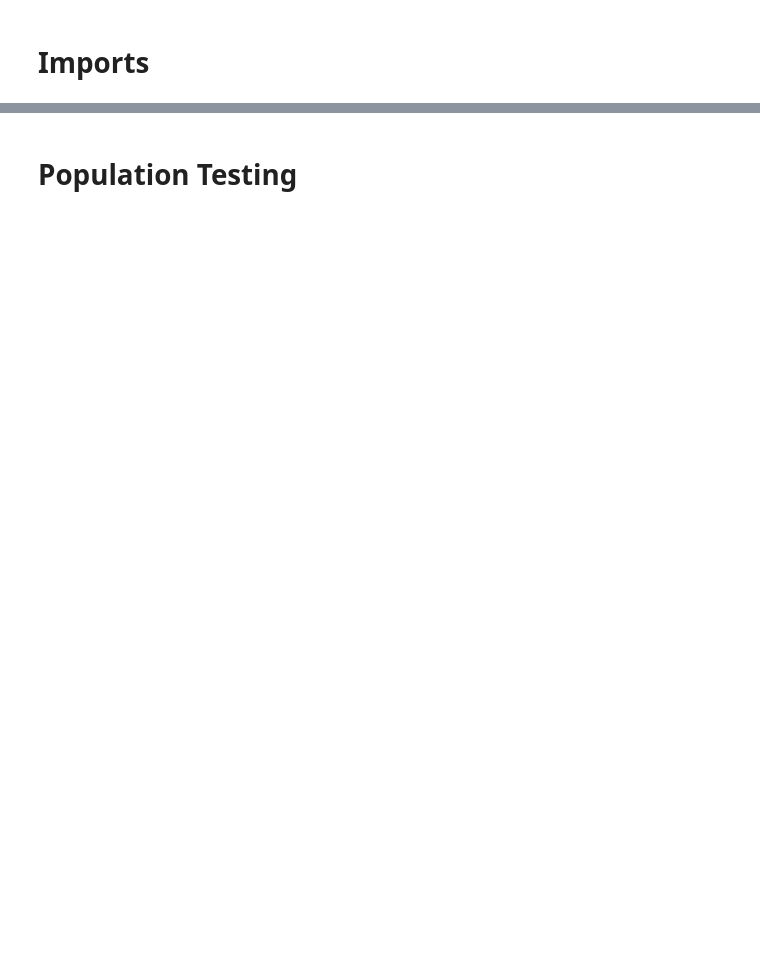
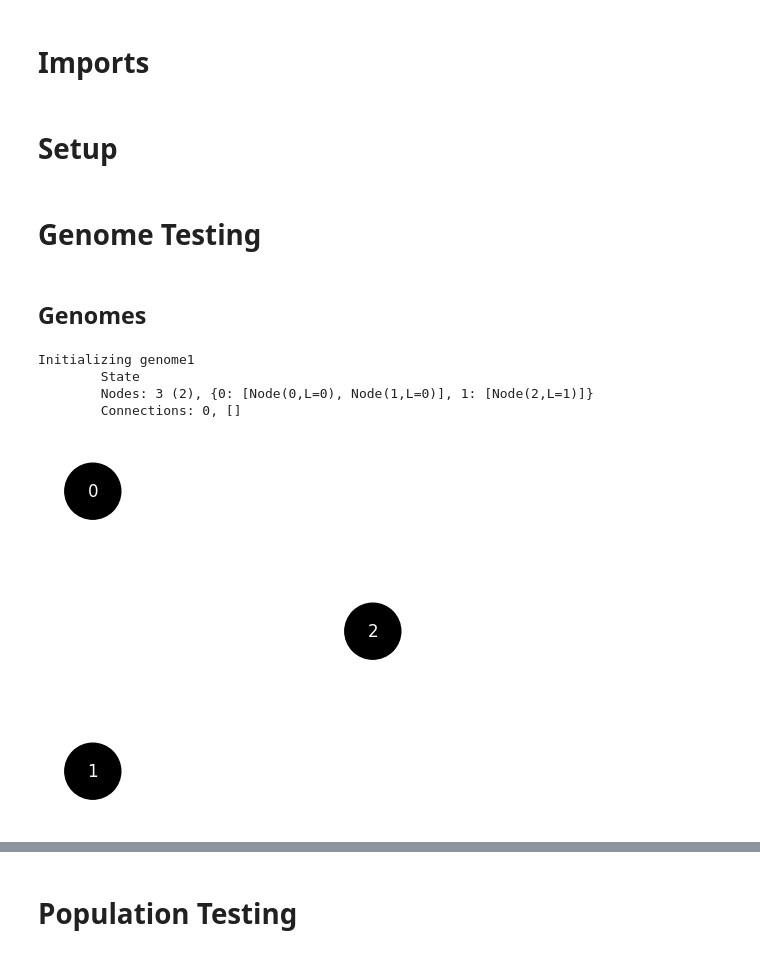
Before and after one commit to drewcurran/COS398_NEAT, a Jupyter notebook: NEAT/test_code.ipynb, the cells around one changed output, grey strips where cells are left out. Drawn from its saved outputs; the diff is of its cells as text; code cells hidden in the pictures; blank space fills up the shorter version.

```diff
--- a/NEAT/test_code.ipynb
+++ b/NEAT/test_code.ipynb
@@ -9,0 +10,2 @@ from NEAT.population import Population
+# %% [markdown]
+# Setup
@@ -9,0 +14,15 @@ from NEAT.population import Population
+# %% [markdown]
+# Genome Testing
+# %% [markdown]
+## Genomes
+# %%
+print("Initializing genome1")
+genome1 = Genome(1, 1)
+genome1.print_state()
+genome1.draw_state()
+# %% [output]
+Initializing genome1
+        State
+        Nodes: 3 (2), {0: [Node(0,L=0), Node(1,L=0)], 1: [Node(2,L=1)]}
+        Connections: 0, []
+[figure, added]
```
Also changed, not shown: parts of 43 cells of this notebook, 12 other files.
